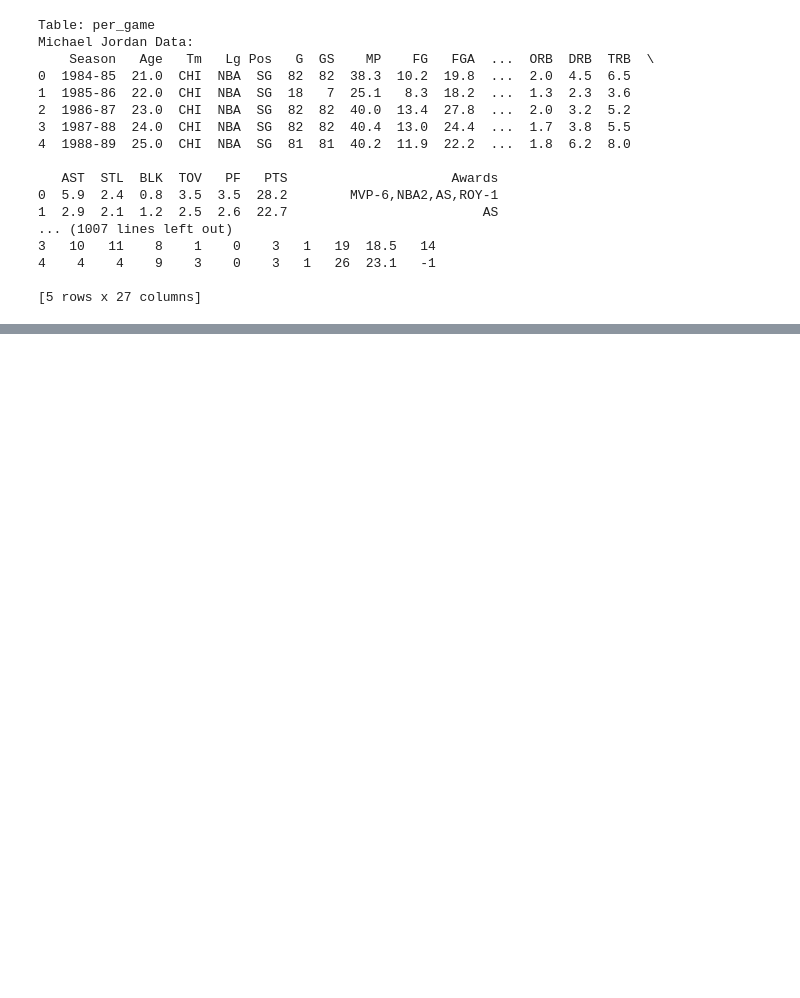
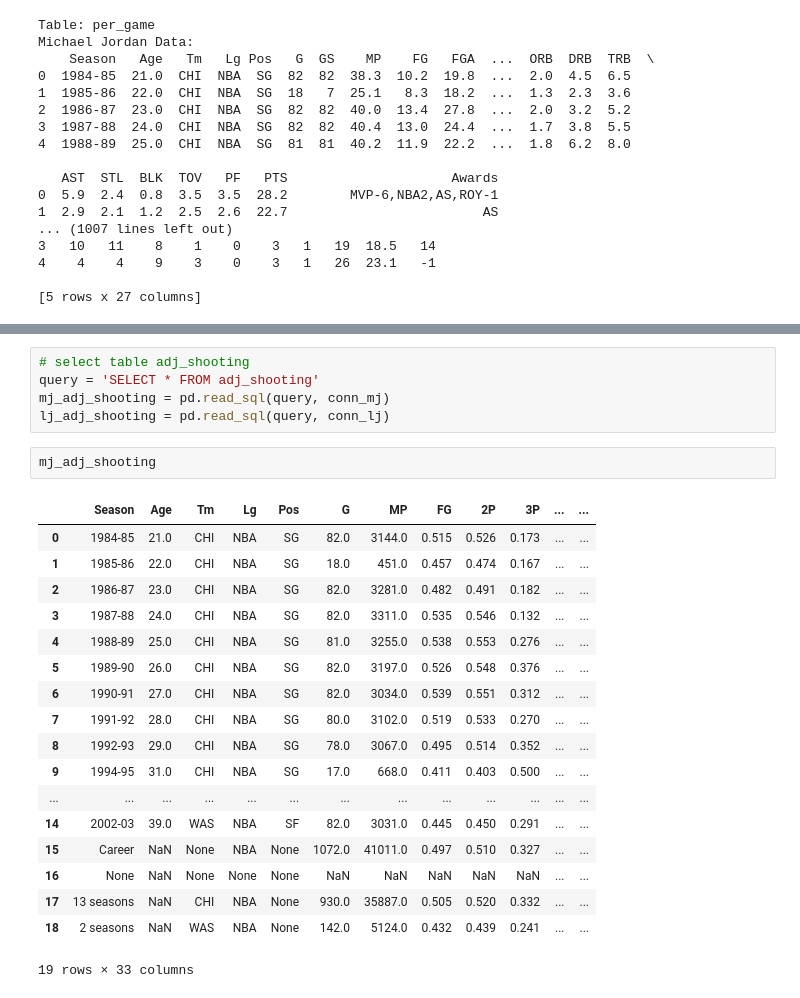
Before and after one commit to SilverCrocus/basketball-stats-dashboard, a Jupyter notebook: notebooks/cleaning.ipynb, the cells around one changed output, grey strips where cells are left out. Saved outputs shown, nothing was run; the diff lists cells and outputs as text; blank space fills up the shorter version.

```diff
--- a/notebooks/cleaning.ipynb
+++ b/notebooks/cleaning.ipynb
@@ -156,0 +286,26 @@ df_mj
+# %%
+# select table adj_shooting
+query = 'SELECT * FROM adj_shooting'
+mj_adj_shooting = pd.read_sql(query, conn_mj)
+lj_adj_shooting = pd.read_sql(query, conn_lj)
+# %%
+mj_adj_shooting
+# %% [output]
+|  | Season | Age | Tm | Lg | Pos | G | MP | FG | 2P | 3P | ... | ... |
+| 0 | 1984-85 | 21.0 | CHI | NBA | SG | 82.0 | 3144.0 | 0.515 | 0.526 | 0.173 | ... | ... |
+| 1 | 1985-86 | 22.0 | CHI | NBA | SG | 18.0 | 451.0 | 0.457 | 0.474 | 0.167 | ... | ... |
+| 2 | 1986-87 | 23.0 | CHI | NBA | SG | 82.0 | 3281.0 | 0.482 | 0.491 | 0.182 | ... | ... |
+| 3 | 1987-88 | 24.0 | CHI | NBA | SG | 82.0 | 3311.0 | 0.535 | 0.546 | 0.132 | ... | ... |
+| 4 | 1988-89 | 25.0 | CHI | NBA | SG | 81.0 | 3255.0 | 0.538 | 0.553 | 0.276 | ... | ... |
+| 5 | 1989-90 | 26.0 | CHI | NBA | SG | 82.0 | 3197.0 | 0.526 | 0.548 | 0.376 | ... | ... |
+| 6 | 1990-91 | 27.0 | CHI | NBA | SG | 82.0 | 3034.0 | 0.539 | 0.551 | 0.312 | ... | ... |
+| 7 | 1991-92 | 28.0 | CHI | NBA | SG | 80.0 | 3102.0 | 0.519 | 0.533 | 0.270 | ... | ... |
+| 8 | 1992-93 | 29.0 | CHI | NBA | SG | 78.0 | 3067.0 | 0.495 | 0.514 | 0.352 | ... | ... |
+| 9 | 1994-95 | 31.0 | CHI | NBA | SG | 17.0 | 668.0 | 0.411 | 0.403 | 0.500 | ... | ... |
+| ... | ... | ... | ... | ... | ... | ... | ... | ... | ... | ... | ... | ... |
+| 14 | 2002-03 | 39.0 | WAS | NBA | SF | 82.0 | 3031.0 | 0.445 | 0.450 | 0.291 | ... | ... |
+| 15 | Career | NaN | None | NBA | None | 1072.0 | 41011.0 | 0.497 | 0.510 | 0.327 | ... | ... |
+| 16 | None | NaN | None | None | None | NaN | NaN | NaN | NaN | NaN | ... | ... |
+| 17 | 13 seasons | NaN | CHI | NBA | None | 930.0 | 35887.0 | 0.505 | 0.520 | 0.332 | ... | ... |
+| 18 | 2 seasons | NaN | WAS | NBA | None | 142.0 | 5124.0 | 0.432 | 0.439 | 0.241 | ... | ... |
+19 rows × 33 columns
```
Also changed, not shown: parts of 41 cells of this notebook, 6 other files.
